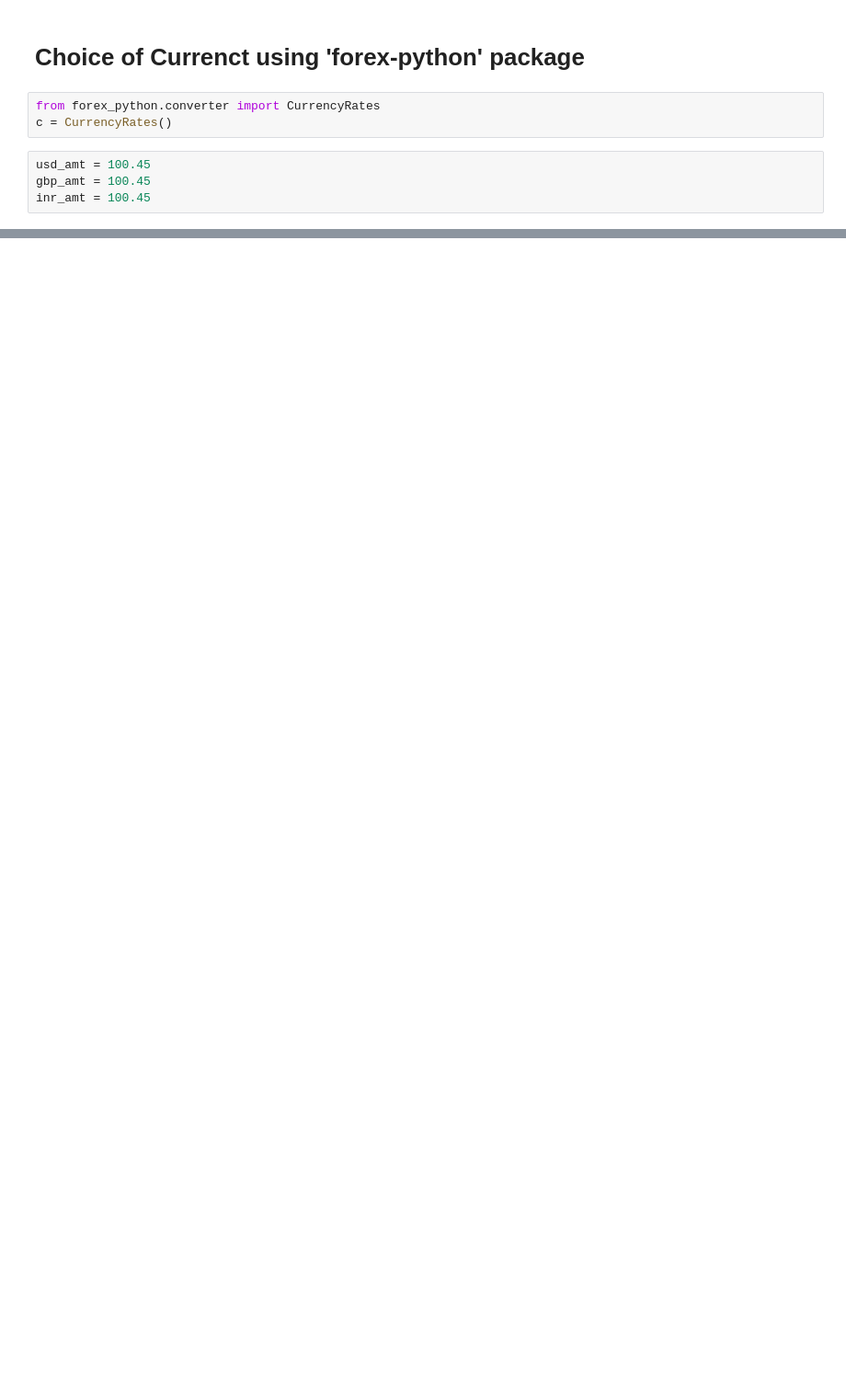
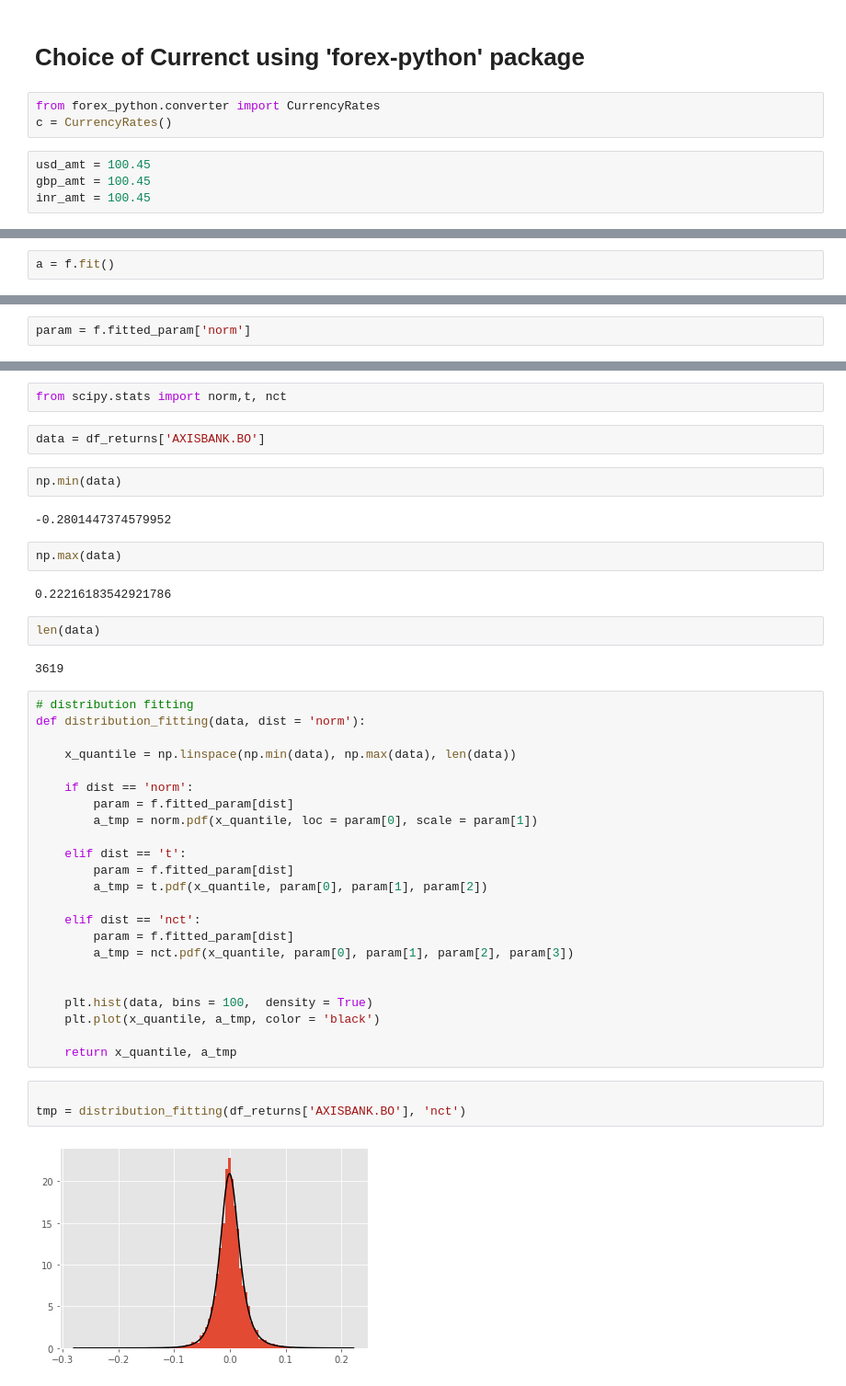
Before and after one commit to RonJohn990/PO_v2.0, a Jupyter notebook: BSE.ipynb, the cells around one changed output, grey strips where cells are left out. Shown at 92% size. Cells and saved outputs as stored; diff of their text form; blank space fills up the shorter version.

Commit message:
Distribution Fitting implemented

```diff
--- a/BSE.ipynb
+++ b/BSE.ipynb
@@ -239,0 +261,2 @@ c.convert('USD', 'INR', usd_amt)
+# %%
+a = f.fit()
@@ -239,0 +274,2 @@ c.convert('USD', 'INR', usd_amt)
+# %%
+param = f.fitted_param['norm']
@@ -239,0 +280,44 @@ c.convert('USD', 'INR', usd_amt)
+# %%
+from scipy.stats import norm,t, nct
+# %%
+data = df_returns['AXISBANK.BO']
+# %%
+np.min(data)
+# %% [output]
+-0.2801447374579952
+# %%
+np.max(data)
+# %% [output]
+0.22216183542921786
+# %%
+len(data)
+# %% [output]
+3619
+# %%
+# distribution fitting
+def distribution_fitting(data, dist = 'norm'):
+
+    x_quantile = np.linspace(np.min(data), np.max(data), len(data))
+
+    if dist == 'norm':
+        param = f.fitted_param[dist]
+        a_tmp = norm.pdf(x_quantile, loc = param[0], scale = param[1])
+
+    elif dist == 't':
+        param = f.fitted_param[dist]
+        a_tmp = t.pdf(x_quantile, param[0], param[1], param[2])
+
+    elif dist == 'nct':
+        param = f.fitted_param[dist]
+        a_tmp = nct.pdf(x_quantile, param[0], param[1], param[2], param[3])
+
+
+    plt.hist(data, bins = 100,  density = True)
+    plt.plot(x_quantile, a_tmp, color = 'black')
+
+    return x_quantile, a_tmp
+# %%
+
+tmp = distribution_fitting(df_returns['AXISBANK.BO'], 'nct')
+# %% [output]
+[figure, added]
```
Also changed, not shown: parts of 17 cells of this notebook, 2 other files.
